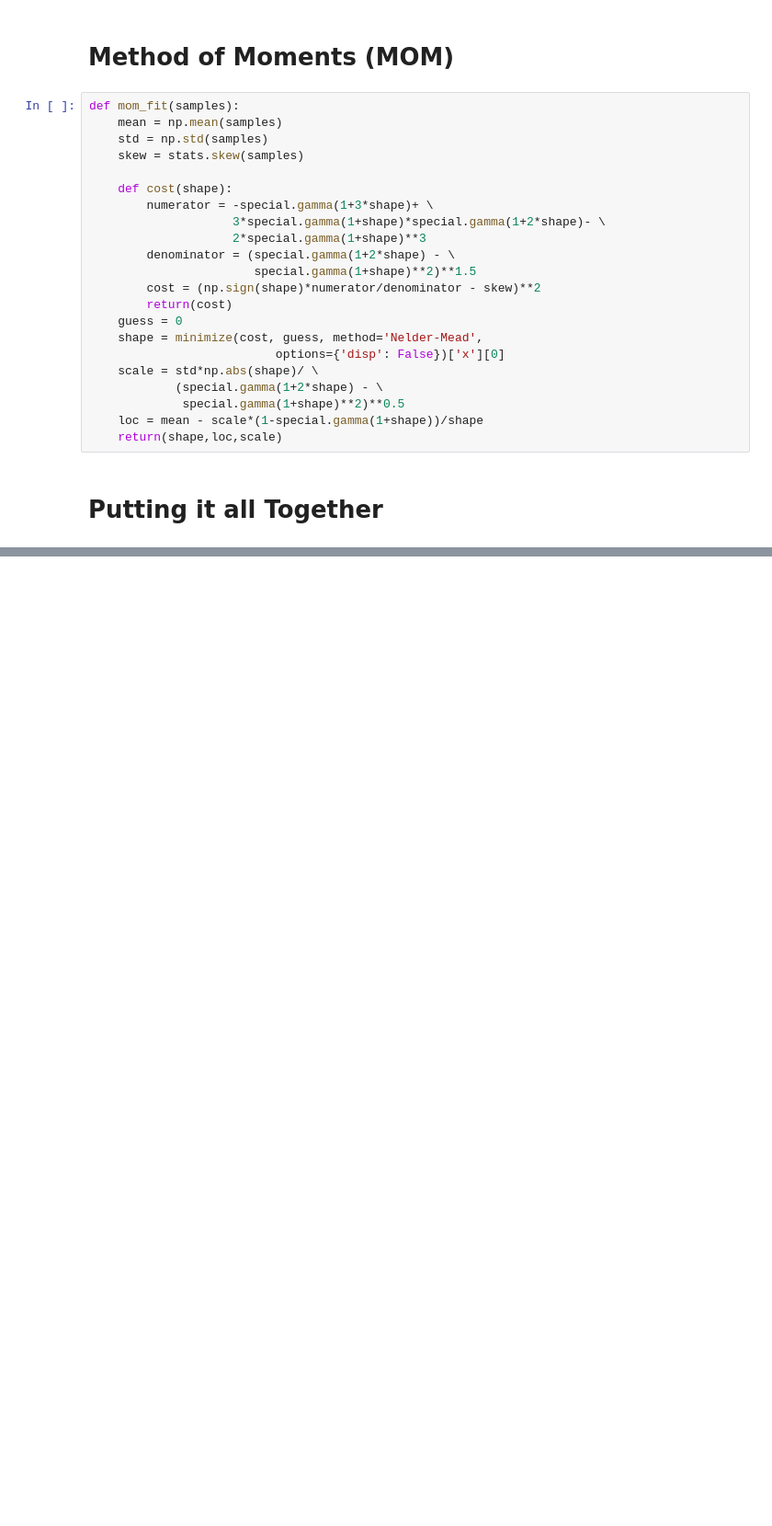
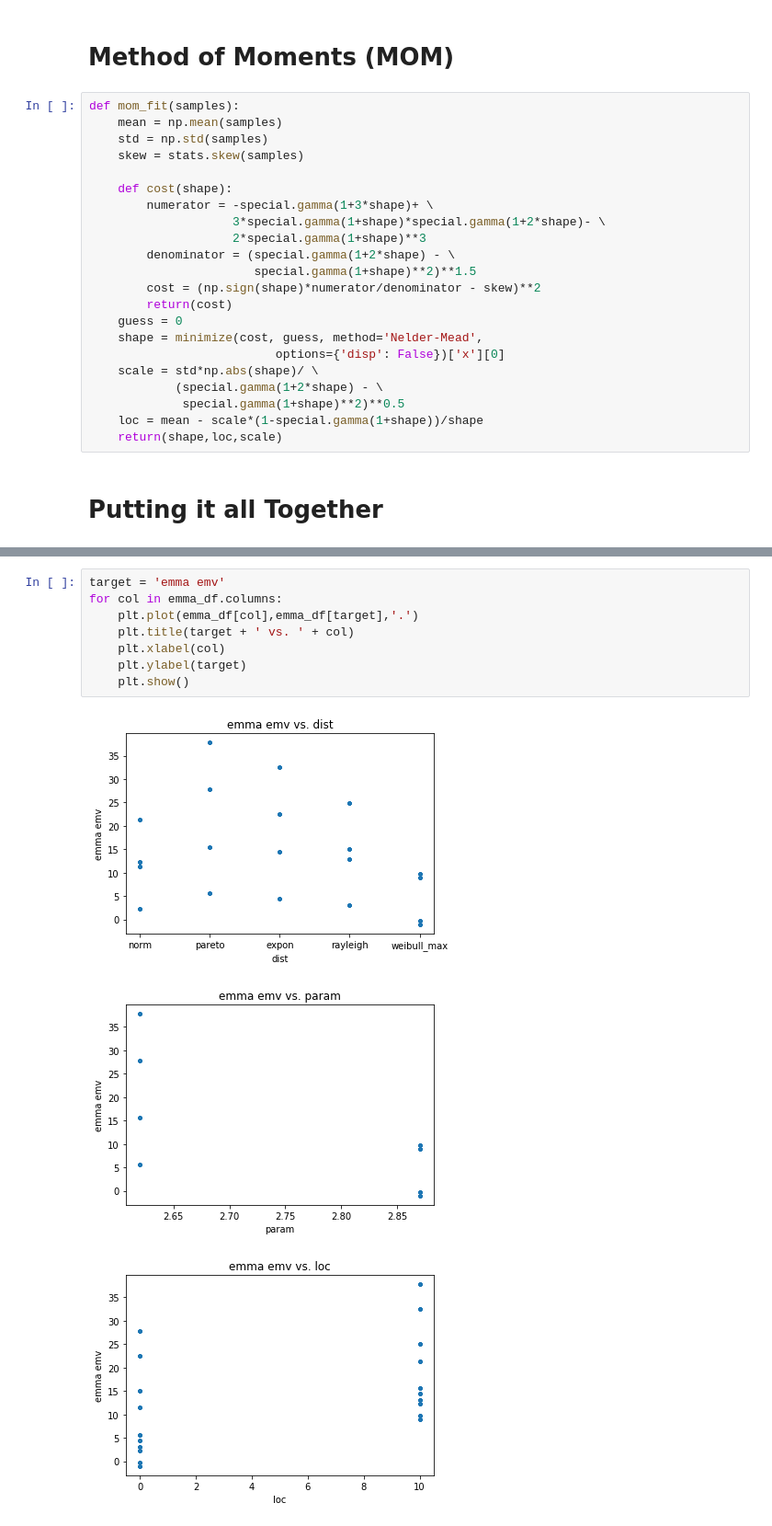
Before and after one commit to cleap/ctsp, a Jupyter notebook: emma.ipynb, the cells around one changed output, grey strips where cells are left out. Shown at 92% size. Cells and saved outputs as stored; diff of their text form; blank space fills up the shorter version.

```diff
--- a/emma.ipynb
+++ b/emma.ipynb
@@ -236 +243,13 @@ weibull_max
 ... (8 outputs left out)
+# %%
+target = 'emma emv'
+for col in emma_df.columns:
+    plt.plot(emma_df[col],emma_df[target],'.')
+    plt.title(target + ' vs. ' + col)
+    plt.xlabel(col)
+    plt.ylabel(target)
+    plt.show()
+# %% [output]
+[figure, added]
+[figure, added]
+[figure, added]
```
Also changed, not shown: parts of 5 cells of this notebook, 1 other file.
